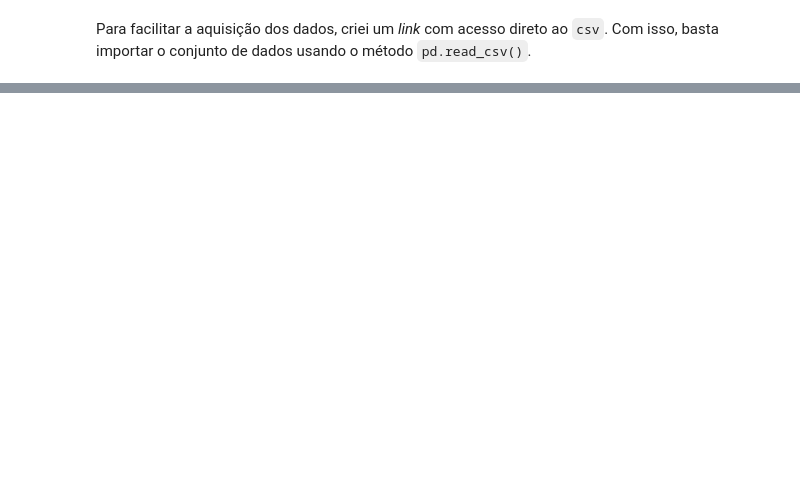
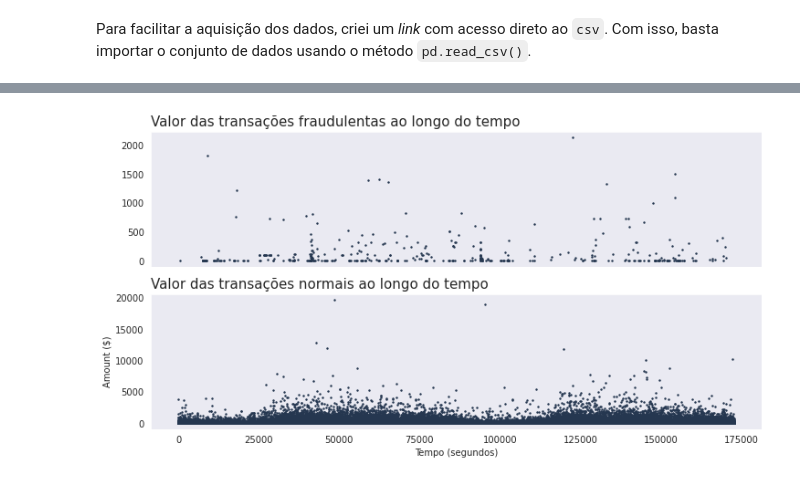
Before and after one commit to BrunoAzambuja/Classifica-o_Detec-o_de_Fraude_em_Cart-es_de_Cr-dito, a Jupyter notebook: Classificação_Detecção_de_Fraude_em_Cartões_de_Crédito.ipynb, the cells around one changed output, grey strips where cells are left out. Drawn from its saved outputs; the diff is of its cells as text; code cells hidden in the pictures; blank space fills up the shorter version.

```diff
--- a/Classificação_Detecção_de_Fraude_em_Cartões_de_Crédito.ipynb
+++ b/Classificação_Detecção_de_Fraude_em_Cartões_de_Crédito.ipynb
@@ -89,0 +271,23 @@ Abordar tópicos/informações como:
+# %%
+# gerando figuras
+f, (ax1, ax2) = plt.subplots(2, 1, sharex=True, figsize=(12,6))
+
+# gerando primeiro gráfico
+ax1.scatter(df.Time[df.Class == 1], df.Amount[df.Class == 1], color = "#253750", s=2)
+ax1.set_title('Valor das transações fraudulentas ao longo do tempo', fontsize=15, loc="left")
+
+# gerando segundo gráfico
+ax2.scatter(df.Time[df.Class == 0], df.Amount[df.Class == 0], color = "#253750", s=2)
+ax2.set_title('Valor das transações normais ao longo do tempo', fontsize=15, loc="left")
+
+# definindo labels
+plt.xlabel('Tempo (segundos)')
+plt.ylabel('Amount ($)')
+
+# ajustando espaçamento entre gráficos
+plt.subplots_adjust(hspace=0.2)
+
+# plotando o gráfico
+fig.tight_layout()
+# %% [output]
+[figure, added]
```
Also changed, not shown: parts of 98 cells of this notebook.
